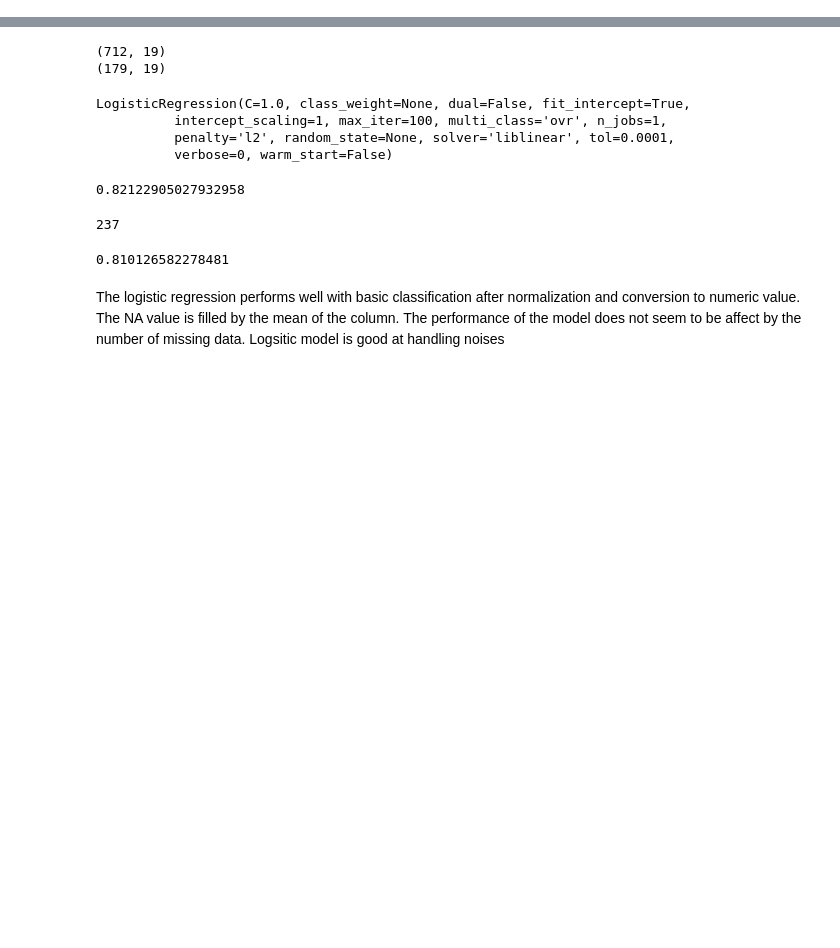
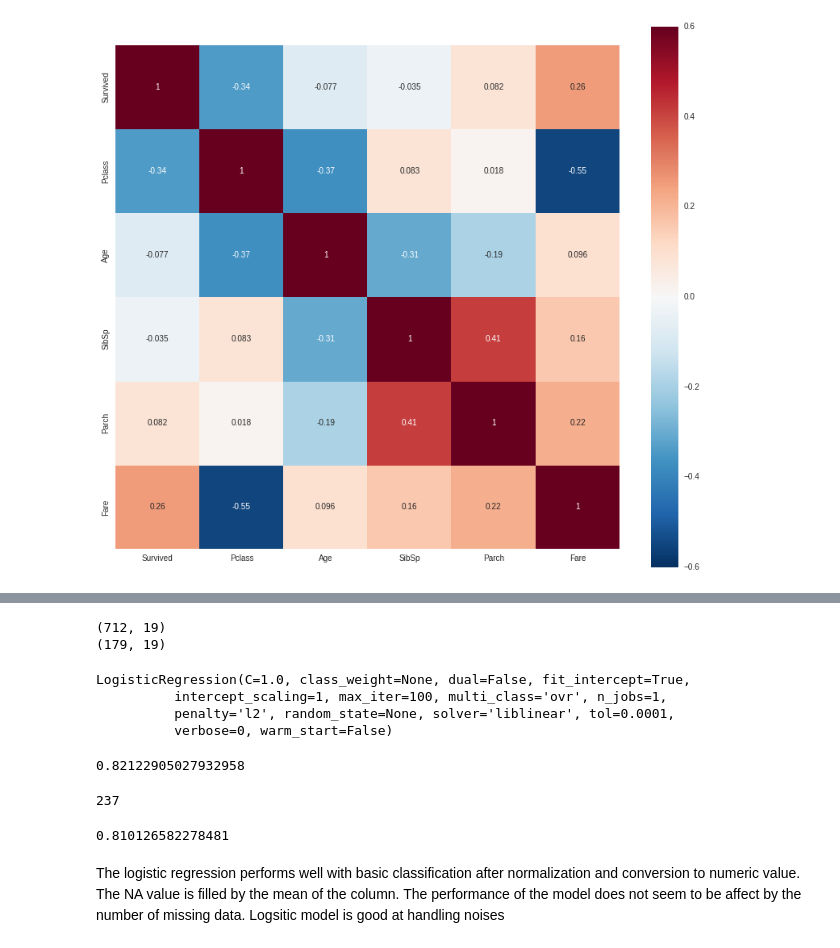
Before and after one commit to klin10/Data-Science, a Jupyter notebook: titanic/titanic.ipynb, the cells around one changed output, grey strips where cells are left out. Drawn from its saved outputs; the diff is of its cells as text; code cells hidden in the pictures; blank space fills up the shorter version.

```diff
--- a/titanic/titanic.ipynb
+++ b/titanic/titanic.ipynb
@@ -37,0 +84,6 @@ Includes graphic to show the analysis of the data
+# %%
+#Compute correlation matrix
+plt.figure(figsize=(14,12))
+heat = sns.heatmap(train_data.drop('PassengerId',axis=1).corr(), vmax=0.6, square=True, annot=True)
+# %% [output]
+[figure, added]
```
Also changed, not shown: parts of 9 cells of this notebook.
